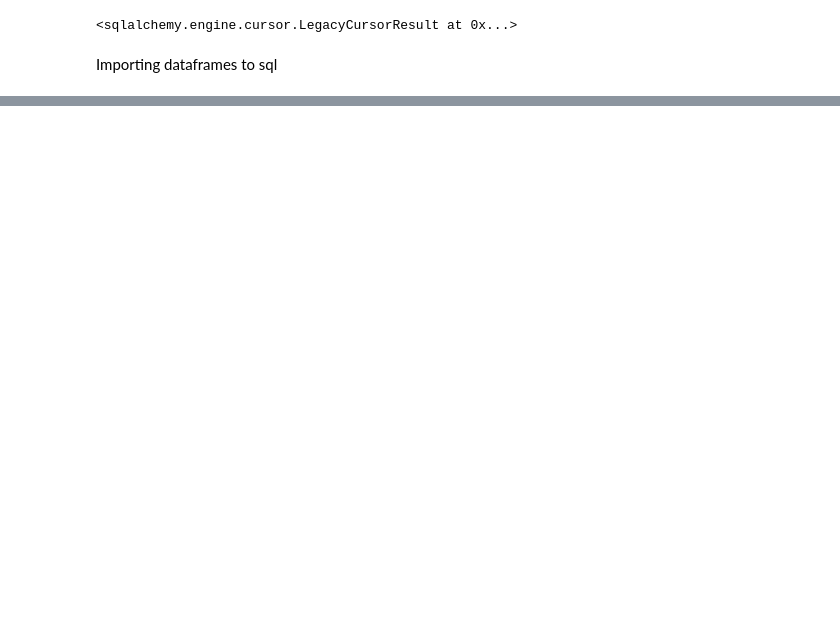
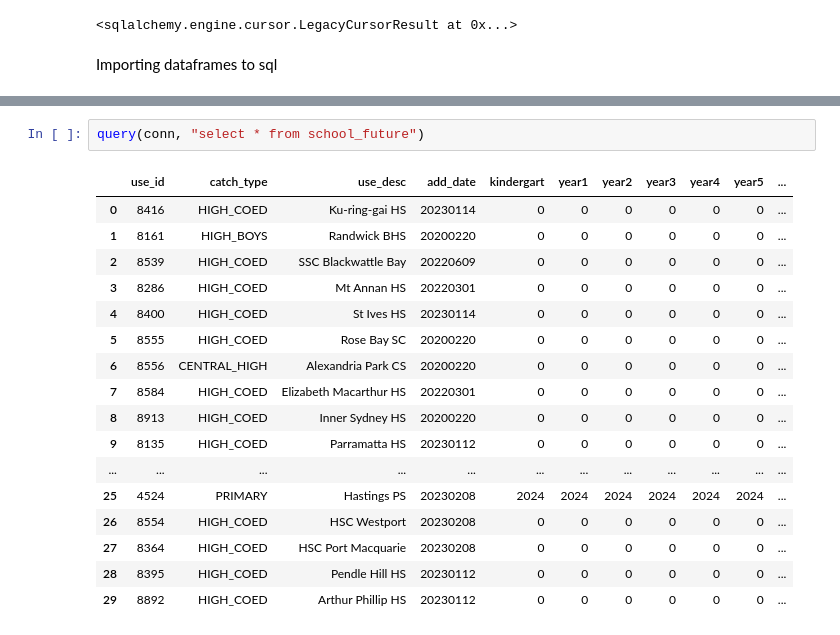
Before and after one commit to eggfairy/DATA2001-group-project, a Jupyter notebook: Group_Project.ipynb, the cells around one changed output, grey strips where cells are left out. Drawn from its saved outputs; the diff is of its cells as text; blank space fills up the shorter version.

```diff
--- a/Group_Project.ipynb
+++ b/Group_Project.ipynb
@@ -168,2 +343,22 @@ polls.to_sql('polls', conn, if_exists='append', index=False)
 population.to_sql('population', conn, if_exists='append', index=False)
 income.to_sql('income', conn, if_exists='append', index=False)
+# %%
+query(conn, "select * from school_future")
+# %% [output]
+|  | use_id | catch_type | use_desc | add_date | kindergart | year1 | year2 | year3 | year4 | year5 | ... |
+| 0 | 8416 | HIGH_COED | Ku-ring-gai HS | 20230114 | 0 | 0 | 0 | 0 | 0 | 0 | ... |
+| 1 | 8161 | HIGH_BOYS | Randwick BHS | 20200220 | 0 | 0 | 0 | 0 | 0 | 0 | ... |
+| 2 | 8539 | HIGH_COED | SSC Blackwattle Bay | 20220609 | 0 | 0 | 0 | 0 | 0 | 0 | ... |
+| 3 | 8286 | HIGH_COED | Mt Annan HS | 20220301 | 0 | 0 | 0 | 0 | 0 | 0 | ... |
+| 4 | 8400 | HIGH_COED | St Ives HS | 20230114 | 0 | 0 | 0 | 0 | 0 | 0 | ... |
+| 5 | 8555 | HIGH_COED | Rose Bay SC | 20200220 | 0 | 0 | 0 | 0 | 0 | 0 | ... |
+| 6 | 8556 | CENTRAL_HIGH | Alexandria Park CS | 20200220 | 0 | 0 | 0 | 0 | 0 | 0 | ... |
+| 7 | 8584 | HIGH_COED | Elizabeth Macarthur HS | 20220301 | 0 | 0 | 0 | 0 | 0 | 0 | ... |
+| 8 | 8913 | HIGH_COED | Inner Sydney HS | 20200220 | 0 | 0 | 0 | 0 | 0 | 0 | ... |
+| 9 | 8135 | HIGH_COED | Parramatta HS | 20230112 | 0 | 0 | 0 | 0 | 0 | 0 | ... |
+| ... | ... | ... | ... | ... | ... | ... | ... | ... | ... | ... | ... |
+| 25 | 4524 | PRIMARY | Hastings PS | 20230208 | 2024 | 2024 | 2024 | 2024 | 2024 | 2024 | ... |
+| 26 | 8554 | HIGH_COED | HSC Westport | 20230208 | 0 | 0 | 0 | 0 | 0 | 0 | ... |
+| 27 | 8364 | HIGH_COED | HSC Port Macquarie | 20230208 | 0 | 0 | 0 | 0 | 0 | 0 | ... |
+| 28 | 8395 | HIGH_COED | Pendle Hill HS | 20230112 | 0 | 0 | 0 | 0 | 0 | 0 | ... |
+| 29 | 8892 | HIGH_COED | Arthur Phillip HS | 20230112 | 0 | 0 | 0 | 0 | 0 | 0 | ... |
```
Also changed, not shown: parts of 9 cells of this notebook, 19 other files.
